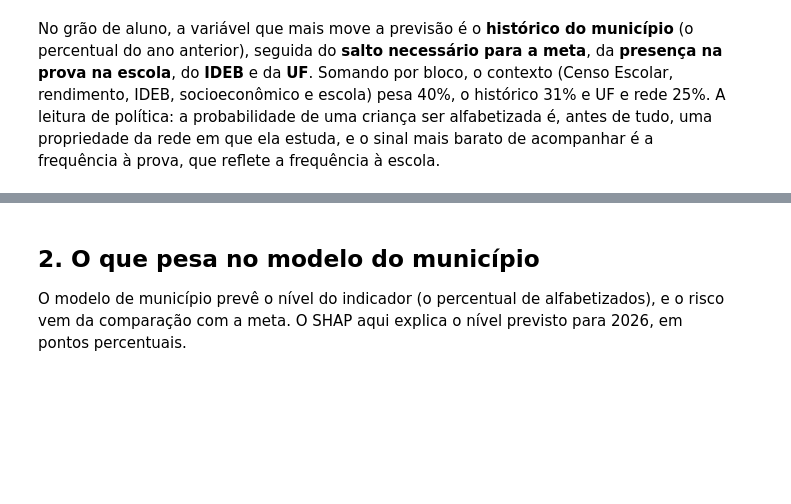
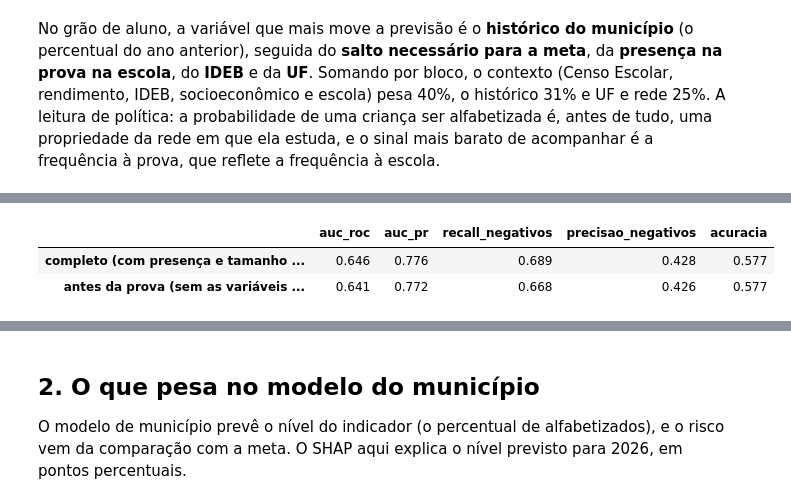
Before and after one commit to guillecosme/fiap-ai-scientist-tech-challenge-fase-03, a Jupyter notebook: notebooks/06_interpretabilidade_e_aplicacao.ipynb, the cells around one changed output, grey strips where cells are left out. Drawn from its saved outputs; the diff is of its cells as text; code cells hidden in the pictures; blank space fills up the shorter version.

Commit message:
variante do modelo do aluno sem as variaveis medidas no dia da prova

```diff
--- a/notebooks/06_interpretabilidade_e_aplicacao.ipynb
+++ b/notebooks/06_interpretabilidade_e_aplicacao.ipynb
@@ -96,0 +101,31 @@ No grão de aluno, a variável que mais move a previsão é o **histórico do mu
+# %%
+from lightgbm import LGBMClassifier
+from sklearn.base import clone
+
+from src.preprocessing.pipeline import build_pipeline
+from src.evaluation.metricas import avaliar_classificacao
+
+treino = alunos[alunos["ano"] == 2024]
+ga_antes = {
+    "historico": ga["historico"],
+    "log": [c for c in ga["log"] if c != "escola_qtd_avaliados"],
+    "numericas": [c for c in ga["numericas"] if c != "escola_taxa_presenca"],
+    "categoricas": ga["categoricas"],
+}
+hiper = meta_aluno["hiperparametros"]
+x_tr_a, y_tr_a = preparar_xy(treino, ga_antes, "alfabetizado")
+modelo_antes = build_pipeline(ga_antes, LGBMClassifier(n_estimators=600, learning_rate=0.03, random_state=SEED, n_jobs=-1, verbose=-1, **hiper))
+modelo_antes.fit(x_tr_a, y_tr_a, modelo__sample_weight=treino["peso"].values)
+x_te_a, y_te_a = preparar_xy(teste, ga_antes, "alfabetizado")
+proba_antes = modelo_antes.predict_proba(x_te_a)[:, 1]
+proba_completo = modelo_aluno.predict_proba(x_teste)[:, 1]
+w_te = teste["peso"].values
+comparacao_variantes = pd.DataFrame({
+    "completo (com presença e tamanho da escola)": avaliar_classificacao(y_teste.values, proba_completo, meta_aluno["limiar_operacao"], w_te),
+    "antes da prova (sem as variáveis de escola)": avaliar_classificacao(y_te_a.values, proba_antes, meta_aluno["limiar_operacao"], w_te),
+}).T[["auc_roc", "auc_pr", "recall_negativos", "precisao_negativos", "acuracia"]]
+comparacao_variantes.round(3)
+# %% [output]
+|  | auc_roc | auc_pr | recall_negativos | precisao_negativos | acuracia |
+| completo (com presença e tamanho ... | 0.646 | 0.776 | 0.689 | 0.428 | 0.577 |
+| antes da prova (sem as variáveis ... | 0.641 | 0.772 | 0.668 | 0.426 | 0.577 |
```
Also changed, not shown: parts of 8 cells of this notebook, 6 other files.
